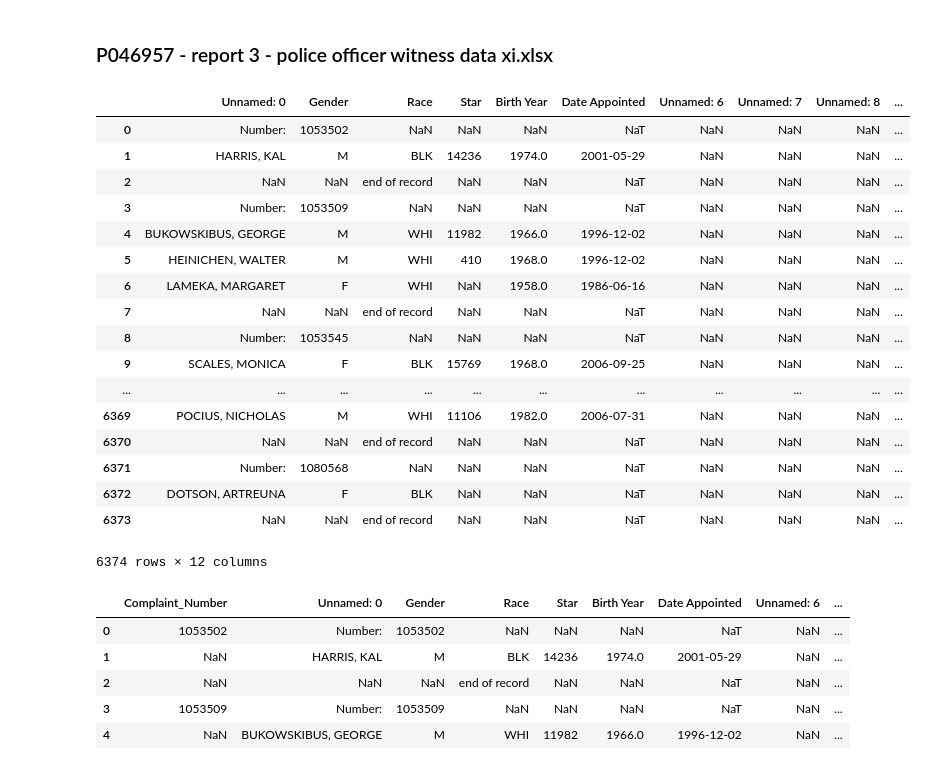
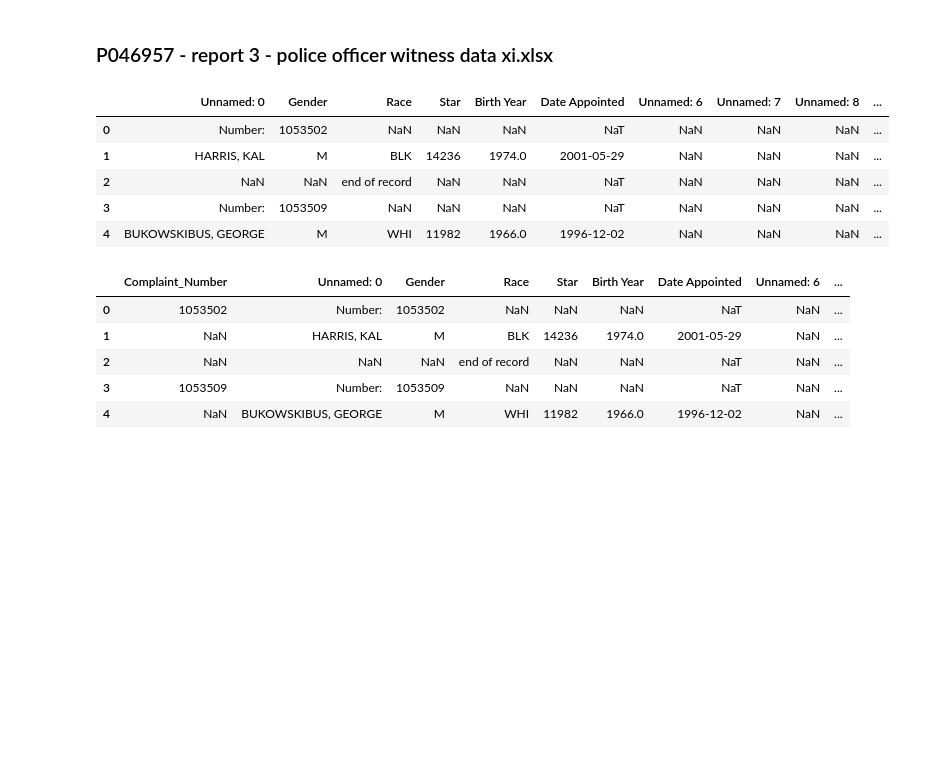
Before and after one commit to DGalt/shootings-data, a Jupyter notebook: exploring june.ipynb, the cells around one changed output. Cells and saved outputs as stored; diff of their text form; code cells hidden in the pictures; blank space fills up the shorter version.

```diff
--- a/exploring june.ipynb
+++ b/exploring june.ipynb
@@ -237,26 +236,14 @@ report2 = df.copy()
 ### P046957 - report 3 - police officer witness data xi.xlsx
 # %%
 df = pd.read_excel(files[2], skiprows=9)
-df
+df.head()
 # %% [output]
 |  | Unnamed: 0 | Gender | Race | Star | Birth Year | Date Appointed | Unnamed: 6 | Unnamed: 7 | Unnamed: 8 | ... |
 | 0 | Number: | 1053502 | NaN | NaN | NaN | NaT | NaN | NaN | NaN | ... |
 | 1 | HARRIS, KAL | M | BLK | 14236 | 1974.0 | 2001-05-29 | NaN | NaN | NaN | ... |
 | 2 | NaN | NaN | end of record | NaN | NaN | NaT | NaN | NaN | NaN | ... |
 | 3 | Number: | 1053509 | NaN | NaN | NaN | NaT | NaN | NaN | NaN | ... |
 | 4 | BUKOWSKIBUS, GEORGE | M | WHI | 11982 | 1966.0 | 1996-12-02 | NaN | NaN | NaN | ... |
-| 5 | HEINICHEN, WALTER | M | WHI | 410 | 1968.0 | 1996-12-02 | NaN | NaN | NaN | ... |
-| 6 | LAMEKA, MARGARET | F | WHI | NaN | 1958.0 | 1986-06-16 | NaN | NaN | NaN | ... |
-| 7 | NaN | NaN | end of record | NaN | NaN | NaT | NaN | NaN | NaN | ... |
-| 8 | Number: | 1053545 | NaN | NaN | NaN | NaT | NaN | NaN | NaN | ... |
-| 9 | SCALES, MONICA | F | BLK | 15769 | 1968.0 | 2006-09-25 | NaN | NaN | NaN | ... |
-| ... | ... | ... | ... | ... | ... | ... | ... | ... | ... | ... |
-| 6369 | POCIUS, NICHOLAS | M | WHI | 11106 | 1982.0 | 2006-07-31 | NaN | NaN | NaN | ... |
-| 6370 | NaN | NaN | end of record | NaN | NaN | NaT | NaN | NaN | NaN | ... |
-| 6371 | Number: | 1080568 | NaN | NaN | NaN | NaT | NaN | NaN | NaN | ... |
-| 6372 | DOTSON, ARTREUNA | F | BLK | NaN | NaN | NaT | NaN | NaN | NaN | ... |
-| 6373 | NaN | NaN | end of record | NaN | NaN | NaT | NaN | NaN | NaN | ... |
-6374 rows × 12 columns
 # %%
 df['Complaint_Number'] = df[df['Unnamed: 0']=='Number:']['Gender']
 # %%
```
Also changed, not shown: parts of 8 cells of this notebook, 10 other files.
